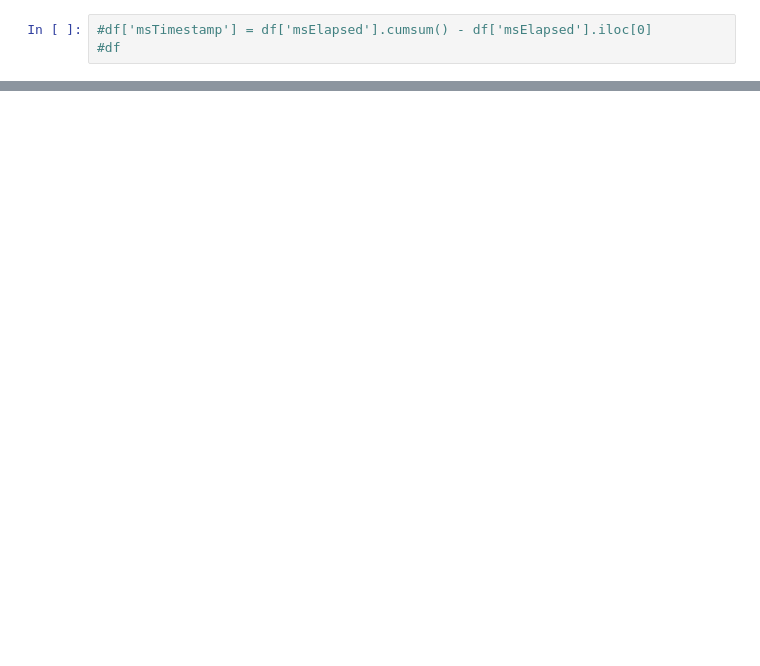
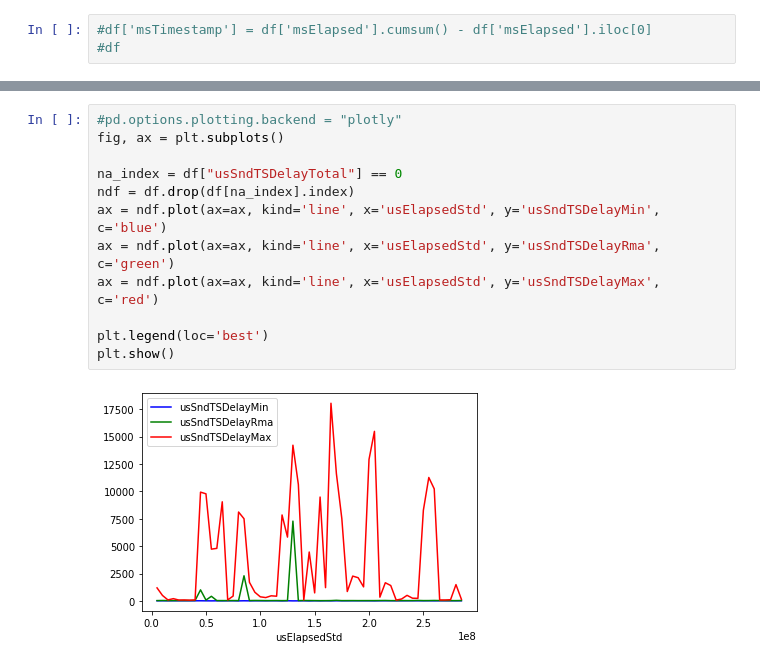
Before and after one commit to maxsharabayko/srt, a Jupyter notebook: scripts/sndqueue-analyze.ipynb, the cells around one changed output, grey strips where cells are left out. Cells and saved outputs as stored; diff of their text form; blank space fills up the shorter version.

```diff
--- a/scripts/sndqueue-analyze.ipynb
+++ b/scripts/sndqueue-analyze.ipynb
@@ -100,0 +106,14 @@ plt.show()
+# %%
+#pd.options.plotting.backend = "plotly"
+fig, ax = plt.subplots()
+
+na_index = df["usSndTSDelayTotal"] == 0
+ndf = df.drop(df[na_index].index)
+ax = ndf.plot(ax=ax, kind='line', x='usElapsedStd', y='usSndTSDelayMin', c='blue')
+ax = ndf.plot(ax=ax, kind='line', x='usElapsedStd', y='usSndTSDelayRma', c='green')
+ax = ndf.plot(ax=ax, kind='line', x='usElapsedStd', y='usSndTSDelayMax', c='red')
+
+plt.legend(loc='best')
+plt.show()
+# %% [output]
+[figure, added]
```
Also changed, not shown: parts of 8 cells of this notebook, 4 other files.
